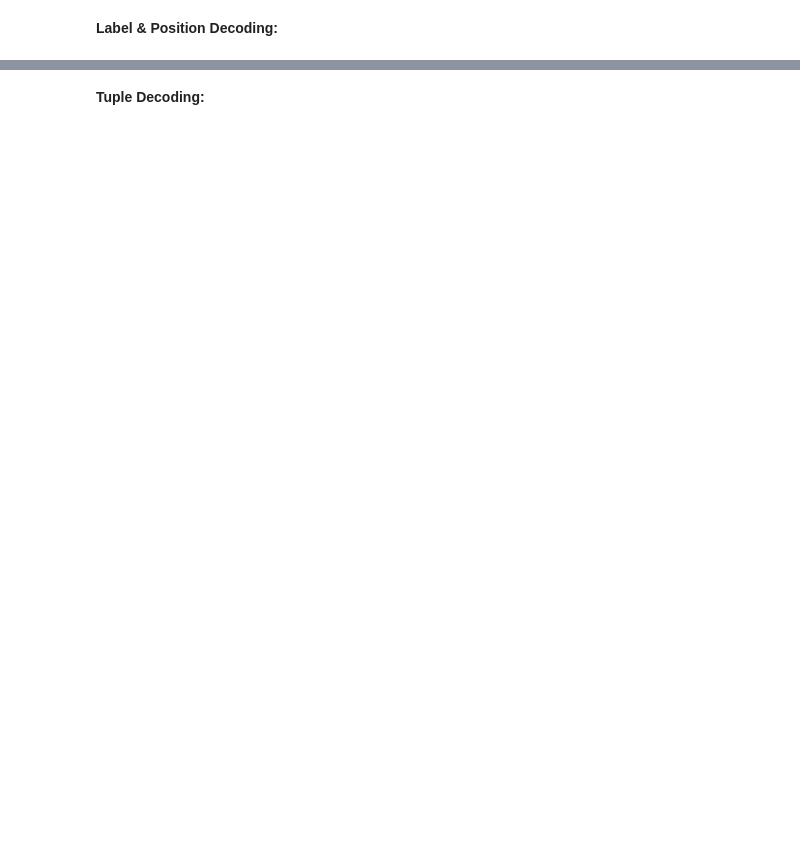
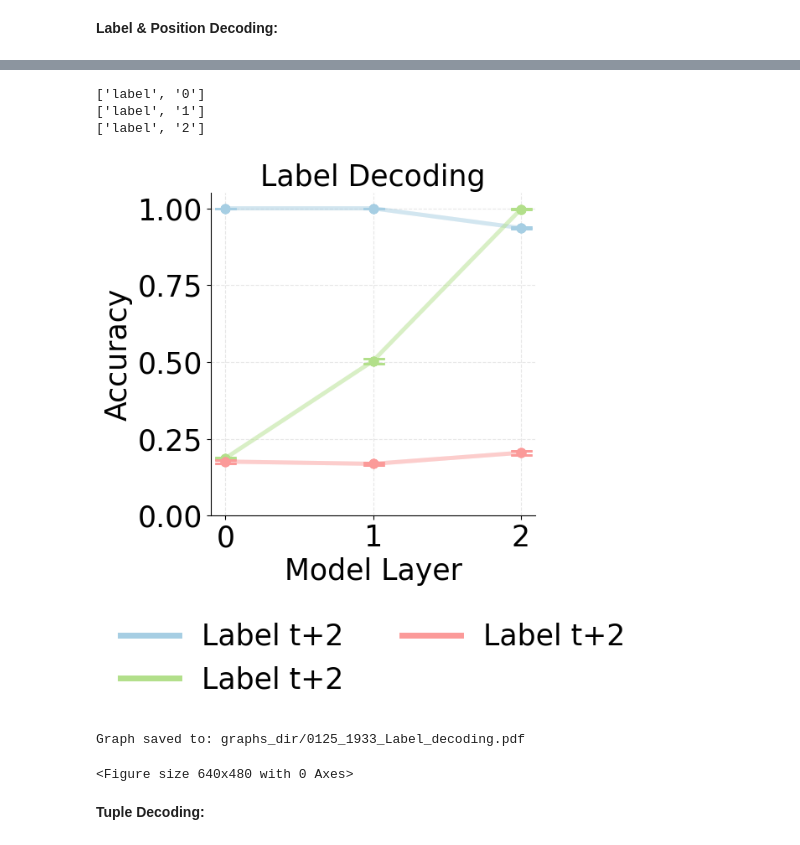
Before and after one commit to KietzmannLab/simple_gpn_interpretability, a Jupyter notebook: paper_plots.ipynb, the cells around one changed output, grey strips where cells are left out. Saved outputs shown, nothing was run; the diff lists cells and outputs as text; code cells hidden in the pictures; blank space fills up the shorter version.

```diff
--- a/paper_plots.ipynb
+++ b/paper_plots.ipynb
@@ -114,3 +130,58 @@ NameError: name 'load_results' is not defined
+# %%
+
+results = {"Label": load_results("paper_data/results/label_decoder.pkl")}
+
+metrics = [metric for metric in results["Label"]["model"]]
+
+linestyles = {
+    metric: {
+        model: model_lines[model]
+        for model in models
+    }
+    for metric in metrics
+}
+
+cmap = plt.get_cmap("Paired")
+colors = {
+    m: {mod: cmap((i * 2) )[:3] for mod in models}
+    for i, m in enumerate(metrics)
+}
+
+for type, result in results.items():
+    ylabels = {}
+    for metric in metrics:
+        parts = metric.split("_")
+        print(parts)
+
+        l = int(parts[-1].replace("label", "").replace("+", ""))
+
+        if p == 0:
+            ylabels[metric] =f"{type} t"
+        elif p > 0:
+            ylabels[metric] = f"{type} t+{p}"
+        else:
+            ylabels[metric] = f"{type} t{p}"
+
+
+
+    plot_decoder(
+        results=result,
+        layers=layers,
+        metrics_to_plot=metrics,
+        ylabels=ylabels,
+        colors=colors,
+        linestyles=linestyles,
+        graphs_dir="paper_data/graphs_dir",
+        filename=f"{type}_decoding",
+        title=f"{type} Decoding",
+    )
+# %% [output]
+['label', '0']
+['label', '1']
+['label', '2']
+[figure, added]
+Graph saved to: graphs_dir/0125_1933_Label_decoding.pdf
+<Figure size 640x480 with 0 Axes>
 # %% [markdown]
 **Tuple Decoding:**
 # %%
```
Also changed, not shown: parts of 13 cells of this notebook, 23 other files.
